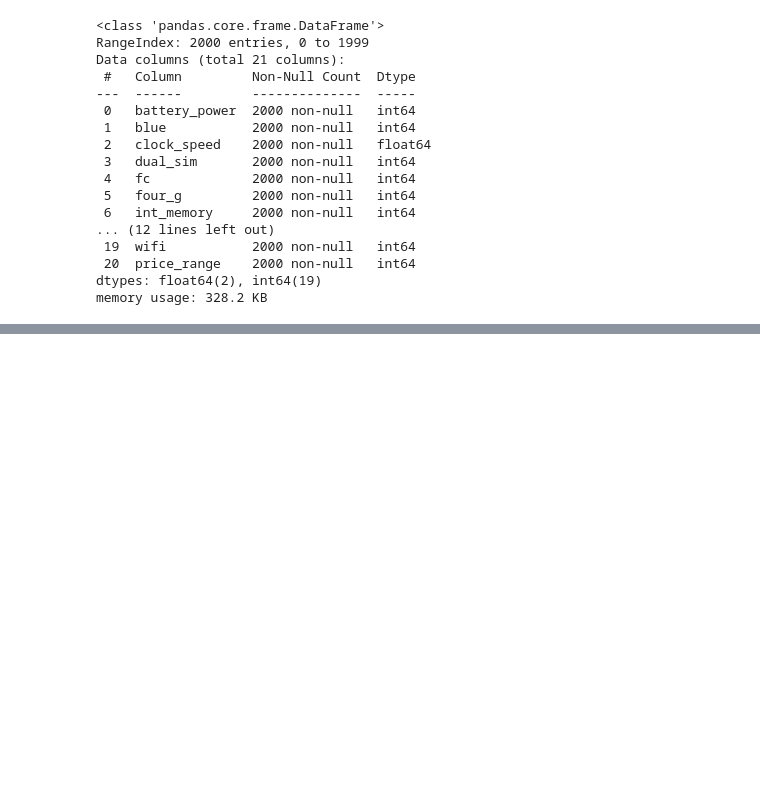
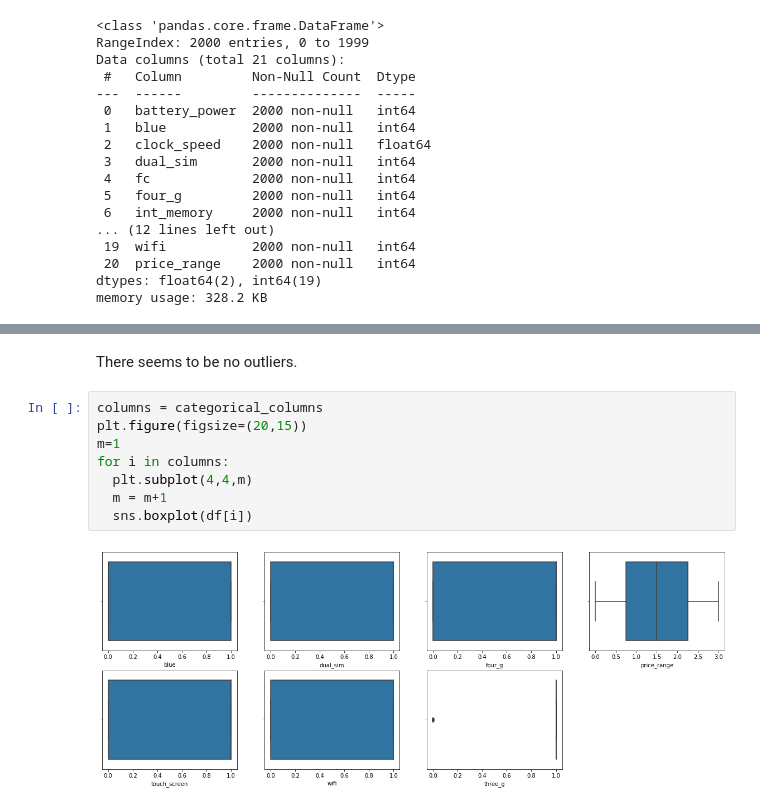
Before and after one commit to kavyas1989/Mobile-Price-Range-Prediction, a Jupyter notebook: Mobile_Price_Range_Prediction.ipynb, the cells around one changed output, grey strips where cells are left out. Drawn from its saved outputs; the diff is of its cells as text; blank space fills up the shorter version.

```diff
--- a/Mobile_Price_Range_Prediction.ipynb
+++ b/Mobile_Price_Range_Prediction.ipynb
@@ -181,0 +261,12 @@ memory usage: 328.2 KB
+# %% [markdown]
+There seems to be no outliers.
+# %%
+columns = categorical_columns
+plt.figure(figsize=(20,15))
+m=1
+for i in columns:
+  plt.subplot(4,4,m)
+  m = m+1
+  sns.boxplot(df[i])
+# %% [output]
+[figure, added]
```
Also changed, not shown: parts of 14 cells of this notebook.
